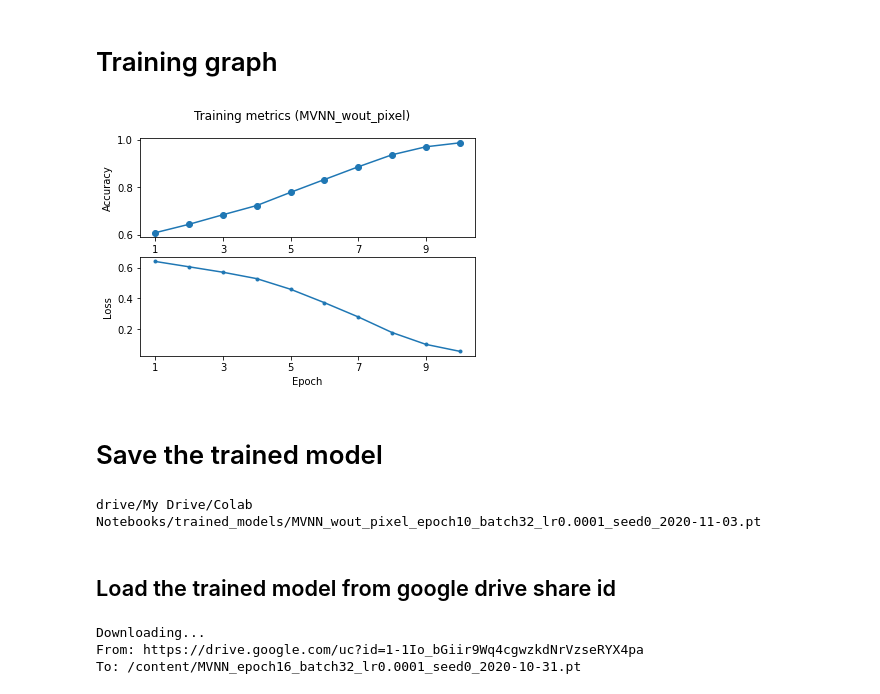
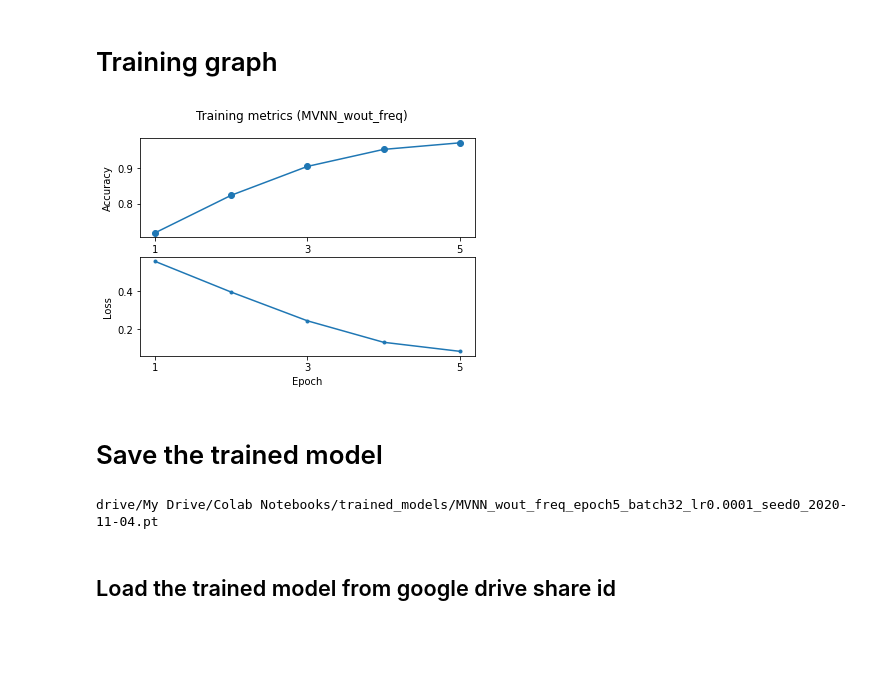
Before and after one commit to AyushGupta51379/COMP_5331_Project_Fake_News_Detection, a Jupyter notebook: MVNN_Prototype.ipynb, the cells around one changed output. Cells and saved outputs as stored; diff of their text form; code cells hidden in the pictures; blank space fills up the shorter version.

```diff
--- a/MVNN_Prototype.ipynb
+++ b/MVNN_Prototype.ipynb
@@ -386,9 +385,9 @@ class Frequent_Domain_Subnetwork(nn.Module):
                                 nn.ReLU(),
                                 nn.MaxPool1d(2),
                                 nn.Flatten(),
-                                nn.Linear(4096, 64))
-                                # nn.ReLU(),
-                                # nn.Linear(64, 2))
+                                nn.Linear(4096, 64),
+                                nn.ReLU(),
+                                nn.Linear(64, 64))
 
     def forward(self, x):
         out = self.backbone.forward(x)
@@ -534,7 +533,7 @@ class MVNN_wout_GRU(nn.Module):
         dimensions = self.dimensions
         output_len = self.output_len
 
-        v1, v2, v3, v4, _, = self.pixel_subnet(x_pixel)
+        v1, v2, v3, v4 = self.pixel_subnet(x_pixel)
         L0 = self.freq_subnet(x_freq)
 
         L_all = torch.stack((L0, v1, v2, v3, v4), dim=1) # Bx5x64
@@ -621,7 +620,7 @@ device = 'cuda'
 seed_no = 0
 stop_at_loss = 0.1    #before it was 0.1. But it is not very stable.
 #================================
-modelname = 'MVNN'    # Which model to use?
+modelname = 'MVNN_wout_freq'    # Which model to use?
 #================================
 # %% [markdown]
 ## Let's Start Training
@@ -830,26 +835,26 @@ MVNN: [Epoch 1] [Iter 61/331] Running Loss: 0.643112  Running Acc: 0.606045
 # %%
 x = list(range(1, epoch+2))
 # print(x)
 # print(epoch_acc)
 
 fig, (ax1, ax2) = plt.subplots(2, 1)
 fig.suptitle('Training metrics (%s)' %(modelname))
 ax1.plot(x, epoch_acc, 'o-')
 ax1.set_ylabel('Accuracy')
 ax1.set_xticks(list(range(1, epoch+2, 2)))
 
 ax2.plot(x, epoch_loss, '.-')
 ax2.set_xlabel('Epoch')
 ax2.set_ylabel('Loss')
 ax2.set_xticks(list(range(1, epoch+2, 2)))
 
 figname = ("drive/My Drive/Colab Notebooks/trained_models/"+ modelname + "_epoch" + str(epoch+1)
          + "_batch" + str(batch_size) + "_lr" + str(learning_rate) + '_' + 'seed' + str(seed_no) + '_'
-         + datetime.today().strftime('%Y-%m-%d') + "v3.pdf")
+         + datetime.today().strftime('%Y-%m-%d') + "v4.pdf")
 
 plt.savefig(figname, bbox_inches='tight')
 # %% [output]
-[figure, old version]
+[figure, new version]
 # %% [markdown]
 # Save the trained model
 # %%
@@ -862,21 +867,17 @@ print(PATH)
 # Save the trained model
 torch.save(model, PATH)
 # %% [output]
-drive/My Drive/Colab Notebooks/trained_models/MVNN_wout_pixel_epoch10_batch32_lr0.0001_seed0_2020-11-03.pt
+drive/My Drive/Colab Notebooks/trained_models/MVNN_wout_freq_epoch5_batch32_lr0.0001_seed0_2020-11-04.pt
 # %% [markdown]
 ## Load the trained model from google drive share id
 # %%
 # Download the trained full MVNN model
-!gdown --id 1-1Io_bGiir9Wq4cgwzkdNrVzseRYX4pa
-PATH = '/content/MVNN_epoch16_batch32_lr0.0001_seed0_2020-10-31.pt'
+# !gdown --id 1-1Io_bGiir9Wq4cgwzkdNrVzseRYX4pa
+# PATH = '/content/MVNN_epoch16_batch32_lr0.0001_seed0_2020-10-31.pt'
 
 # Download the trained MVNN without frequency
 # !gdown --id 1lAYnZ4OZbivnlkkkzWpc9F6GTLRqpRjO
 # PATH = '/content/MVNN_wout_freq_epoch19_batch32_lr0.0001_seed0_2020-10-31.pt'
-# %% [output]
-Downloading...
-From: https://drive.google.com/uc?id=1-1Io_bGiir9Wq4cgwzkdNrVzseRYX4pa
-To: /content/MVNN_epoch16_batch32_lr0.0001_seed0_2020-10-31.pt
 # %%
 model = torch.load(PATH)
 # %%
```
Also changed, not shown: parts of 4 cells of this notebook.
